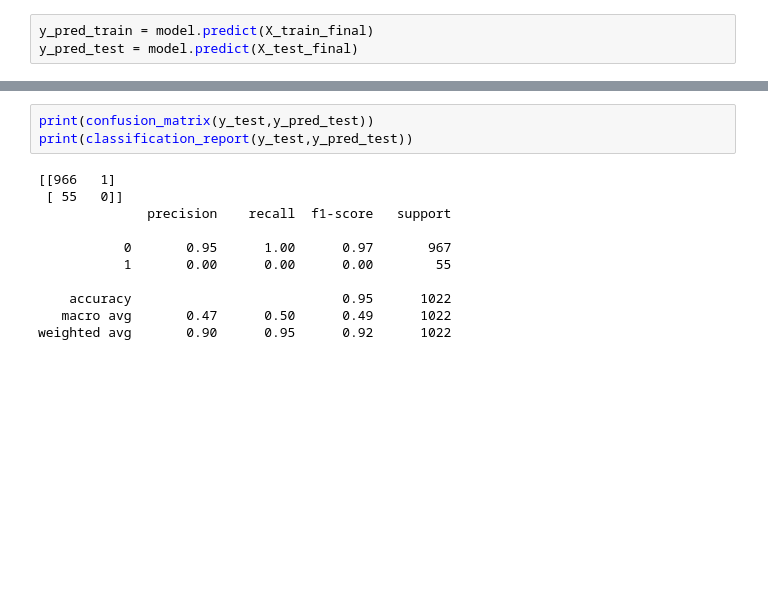
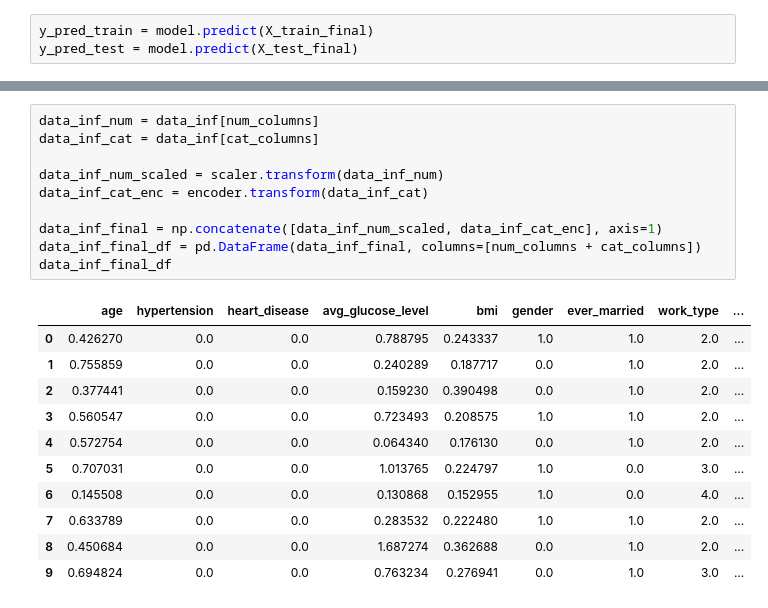
Before and after one commit to gdeondyj/learning_journal, a Jupyter notebook: phase_1/h8dsft_SVM.ipynb, the cells around one changed output, grey strips where cells are left out. Cells and saved outputs as stored; diff of their text form; blank space fills up the shorter version.

```diff
--- a/phase_1/h8dsft_SVM.ipynb
+++ b/phase_1/h8dsft_SVM.ipynb
@@ -206,14 +206,22 @@ mean_absolute_error(y_test, y_pred_test)
-# %%
-print(confusion_matrix(y_test,y_pred_test))
-print(classification_report(y_test,y_pred_test))
-# %% [output]
-[[966   1]
- [ 55   0]]
-              precision    recall  f1-score   support
-
-           0       0.95      1.00      0.97       967
-           1       0.00      0.00      0.00        55
-
-    accuracy                           0.95      1022
-   macro avg       0.47      0.50      0.49      1022
-weighted avg       0.90      0.95      0.92      1022
+# %%
+data_inf_num = data_inf[num_columns]
+data_inf_cat = data_inf[cat_columns]
+
+data_inf_num_scaled = scaler.transform(data_inf_num)
+data_inf_cat_enc = encoder.transform(data_inf_cat)
+
+data_inf_final = np.concatenate([data_inf_num_scaled, data_inf_cat_enc], axis=1)
+data_inf_final_df = pd.DataFrame(data_inf_final, columns=[num_columns + cat_columns])
+data_inf_final_df
+# %% [output]
+|  | age | hypertension | heart_disease | avg_glucose_level | bmi | gender | ever_married | work_type | ... |
+| 0 | 0.426270 | 0.0 | 0.0 | 0.788795 | 0.243337 | 1.0 | 1.0 | 2.0 | ... |
+| 1 | 0.755859 | 0.0 | 0.0 | 0.240289 | 0.187717 | 0.0 | 1.0 | 2.0 | ... |
+| 2 | 0.377441 | 0.0 | 0.0 | 0.159230 | 0.390498 | 0.0 | 1.0 | 2.0 | ... |
+| 3 | 0.560547 | 0.0 | 0.0 | 0.723493 | 0.208575 | 1.0 | 1.0 | 2.0 | ... |
+| 4 | 0.572754 | 0.0 | 0.0 | 0.064340 | 0.176130 | 0.0 | 1.0 | 2.0 | ... |
+| 5 | 0.707031 | 0.0 | 0.0 | 1.013765 | 0.224797 | 1.0 | 0.0 | 3.0 | ... |
+| 6 | 0.145508 | 0.0 | 0.0 | 0.130868 | 0.152955 | 1.0 | 0.0 | 4.0 | ... |
+| 7 | 0.633789 | 0.0 | 0.0 | 0.283532 | 0.222480 | 1.0 | 1.0 | 2.0 | ... |
+| 8 | 0.450684 | 0.0 | 0.0 | 1.687274 | 0.362688 | 0.0 | 1.0 | 2.0 | ... |
+| 9 | 0.694824 | 0.0 | 0.0 | 0.763234 | 0.276941 | 0.0 | 1.0 | 3.0 | ... |
```
Also changed, not shown: parts of 10 cells of this notebook.
